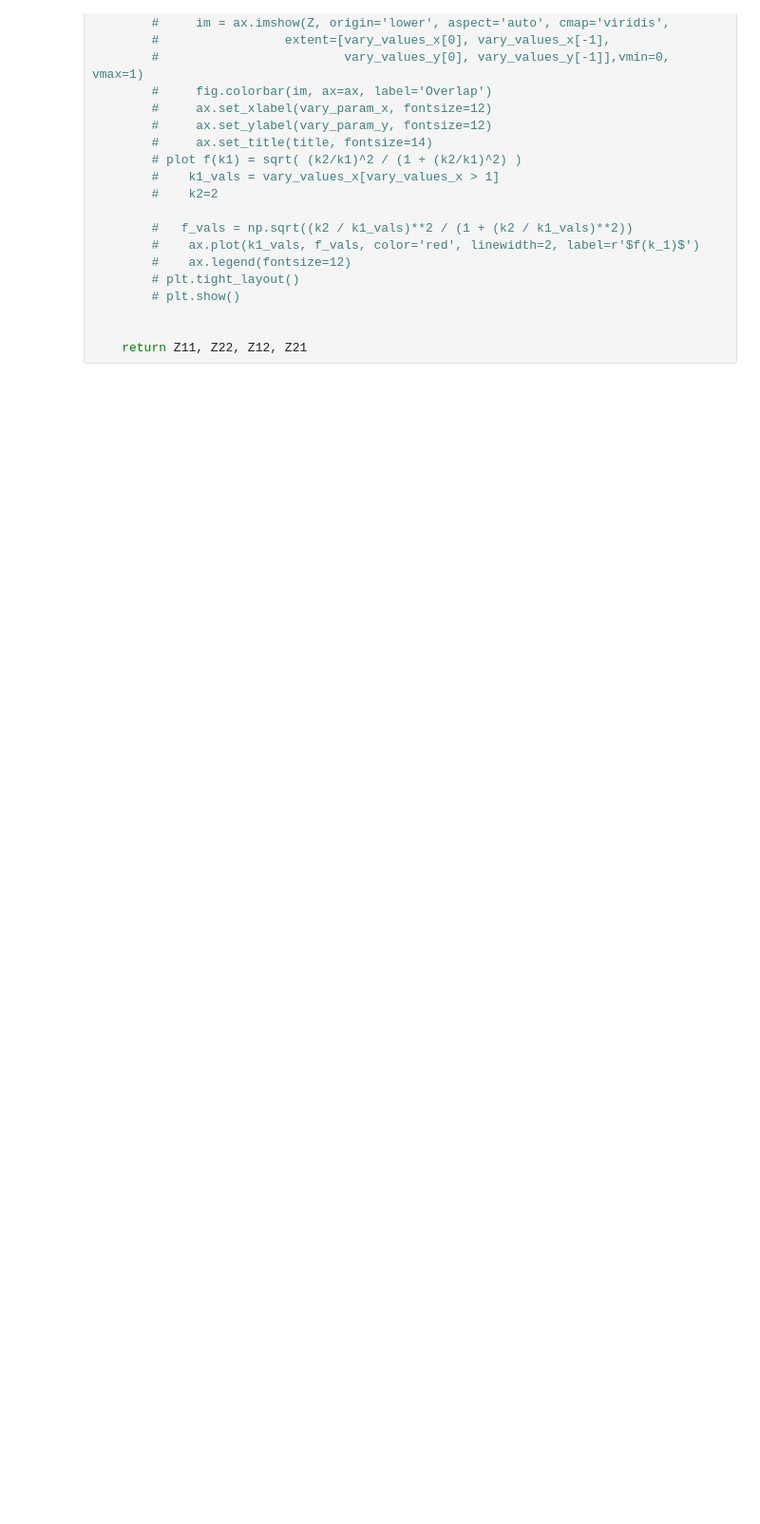
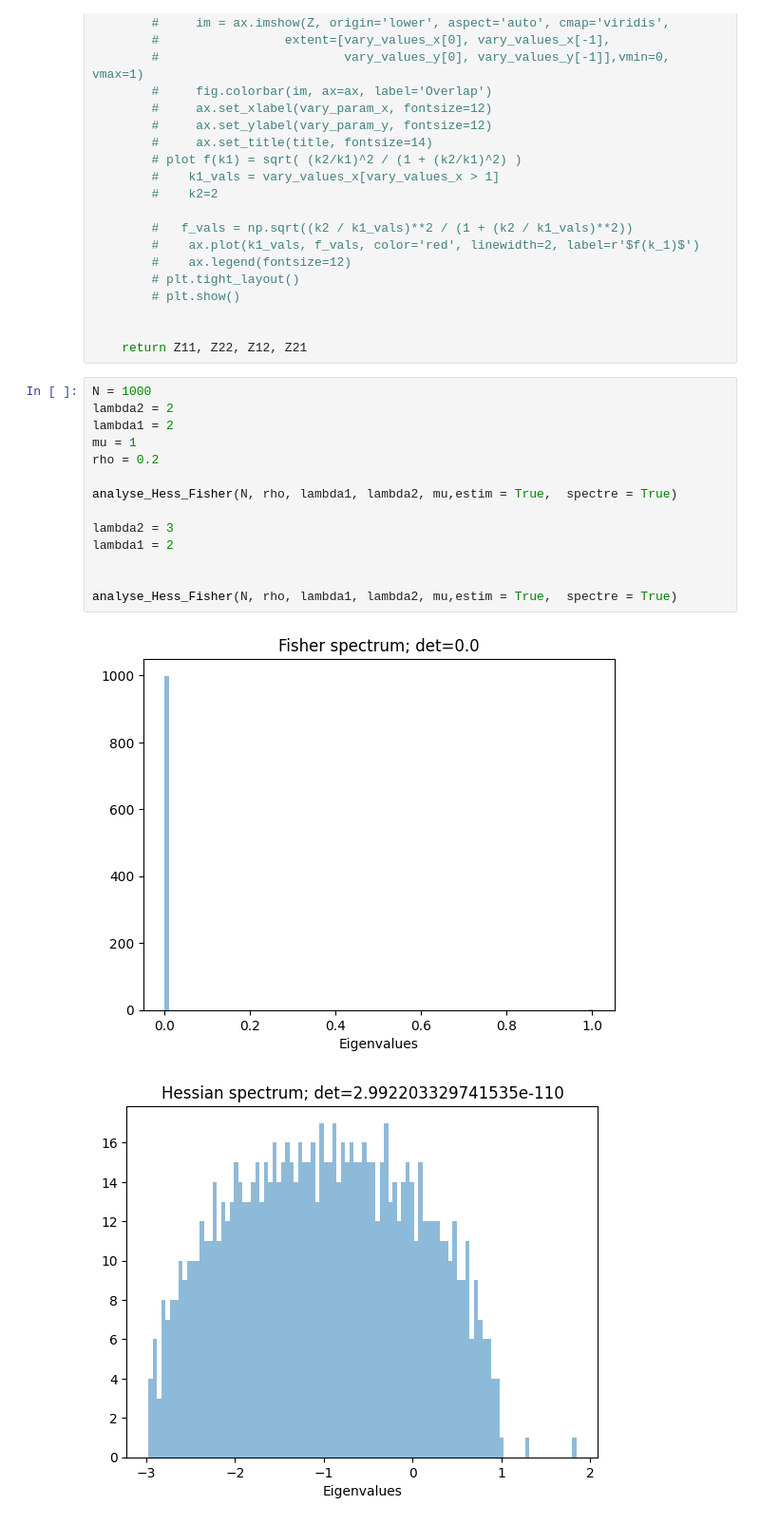
Before and after one commit to Taliesin123/Physics_The_Projects, a Jupyter notebook: Spike_code/nums_fisher.ipynb, the cells around one changed output. Shown at 95% size. Drawn from its saved outputs; the diff is of its cells as text; blank space fills up the shorter version.

```diff
--- a/Spike_code/nums_fisher.ipynb
+++ b/Spike_code/nums_fisher.ipynb
@@ -206,3 +417,20 @@ def run_experiment_2D(vary_param_x, vary_values_x, vary_param_y, vary_values_y,
 
 
     return Z11, Z22, Z12, Z21
+# %%
+N = 1000
+lambda2 = 2
+lambda1 = 2
+mu = 1
+rho = 0.2
+
+analyse_Hess_Fisher(N, rho, lambda1, lambda2, mu,estim = True,  spectre = True)
+
+lambda2 = 3
+lambda1 = 2
+
+
+analyse_Hess_Fisher(N, rho, lambda1, lambda2, mu,estim = True,  spectre = True)
+# %% [output]
+[figure, added]
+[figure, added]
```
Also changed, not shown: parts of 9 cells of this notebook.
